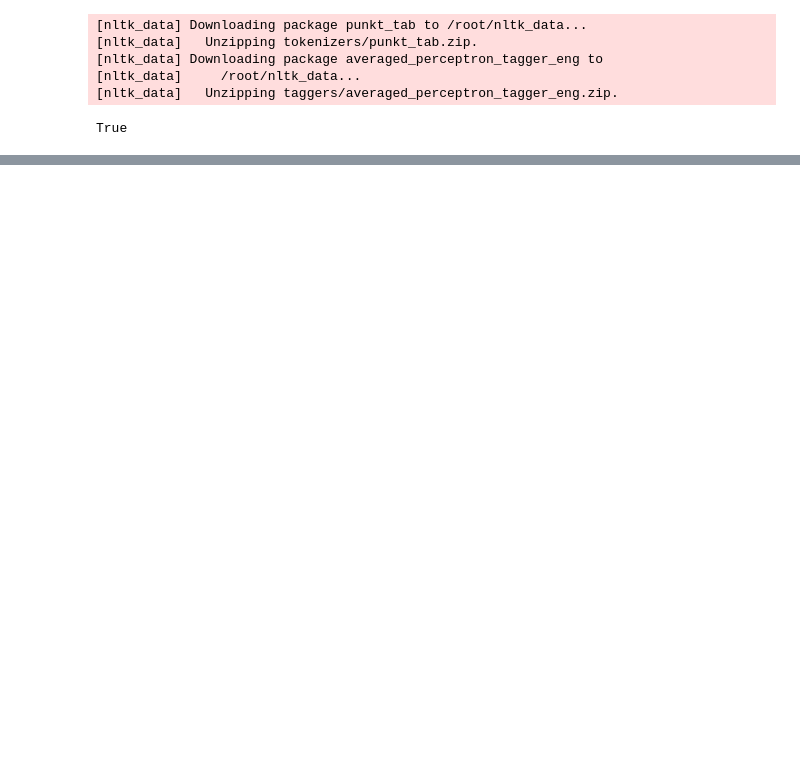
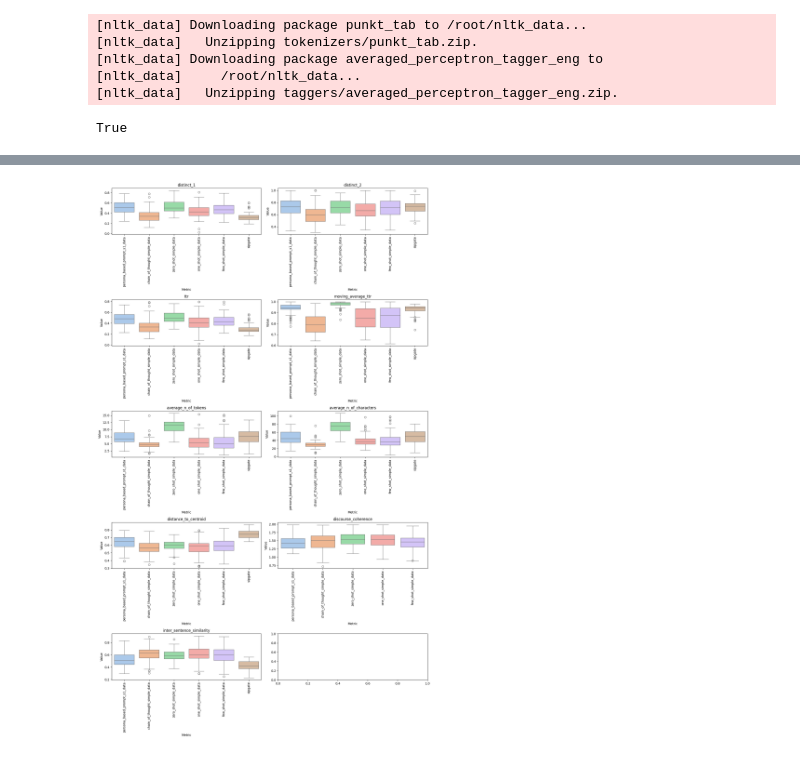
Before and after one commit to kobrue02/evaluating-llm-generated-nlu-data, a Jupyter notebook: bin/notebooks/evaluate.ipynb, the cells around one changed output, grey strips where cells are left out. Drawn from its saved outputs; the diff is of its cells as text; code cells hidden in the pictures; blank space fills up the shorter version.

```diff
--- a/bin/notebooks/evaluate.ipynb
+++ b/bin/notebooks/evaluate.ipynb
@@ -181,0 +182,17 @@ catplot_metric_dfs(metric_dfs)
+# %%
+dfs = [
+    framework.apply_framework_to_datasets(load_df(dataset_name))
+    for dataset_name in dataset_names
+]
+dfs.append(framework.apply_framework_to_datasets(ref_df))
+# %%
+result_dfs = [results_to_dataframe(df) for df in dfs]
+transformed_dfs = transform_dfs_to_metric_dfs(
+    result_dfs,
+    columns= ["intent"] + dataset_names + ["sipgate"]
+    )
+metric_names = list(framework.hypotheses_metrics)
+# %%
+catplot_metric_dfs(transformed_dfs)
+# %% [output]
+[figure, added]
```
Also changed, not shown: parts of 4 cells of this notebook.
